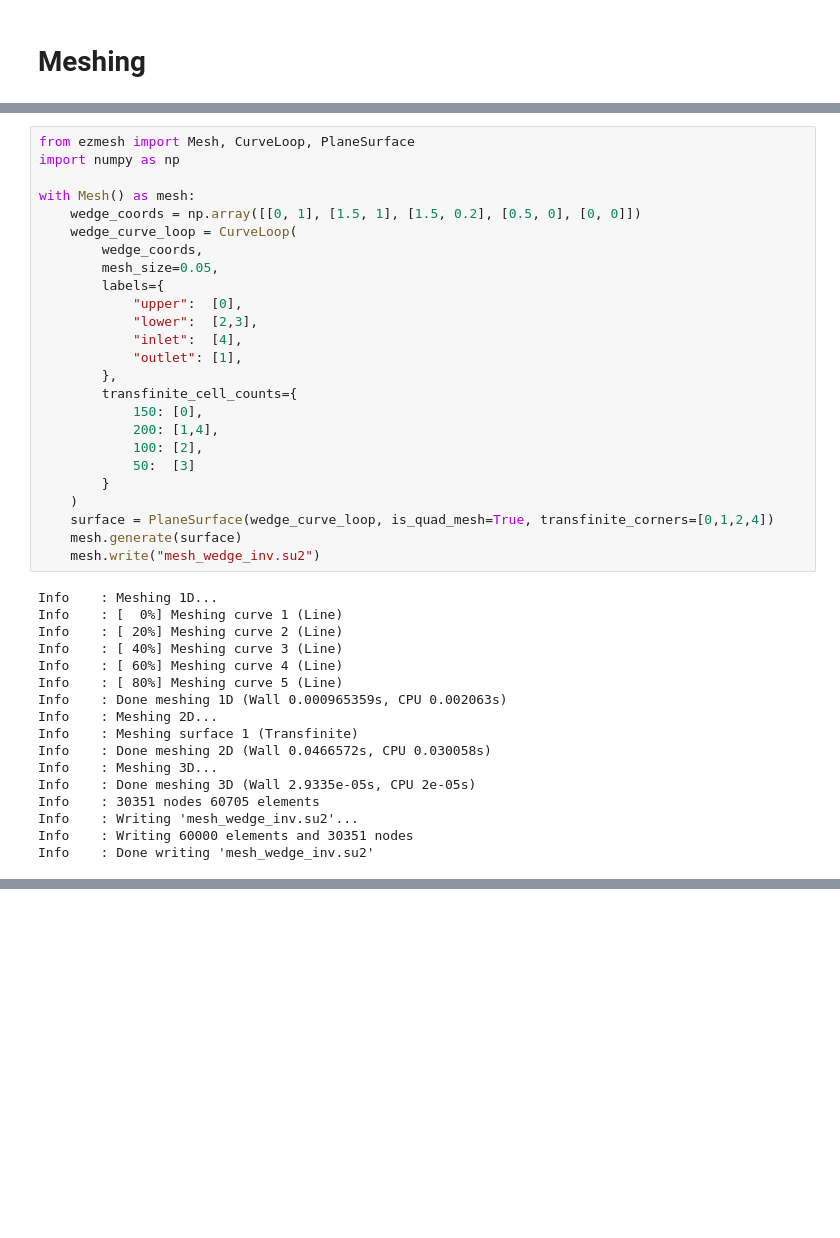
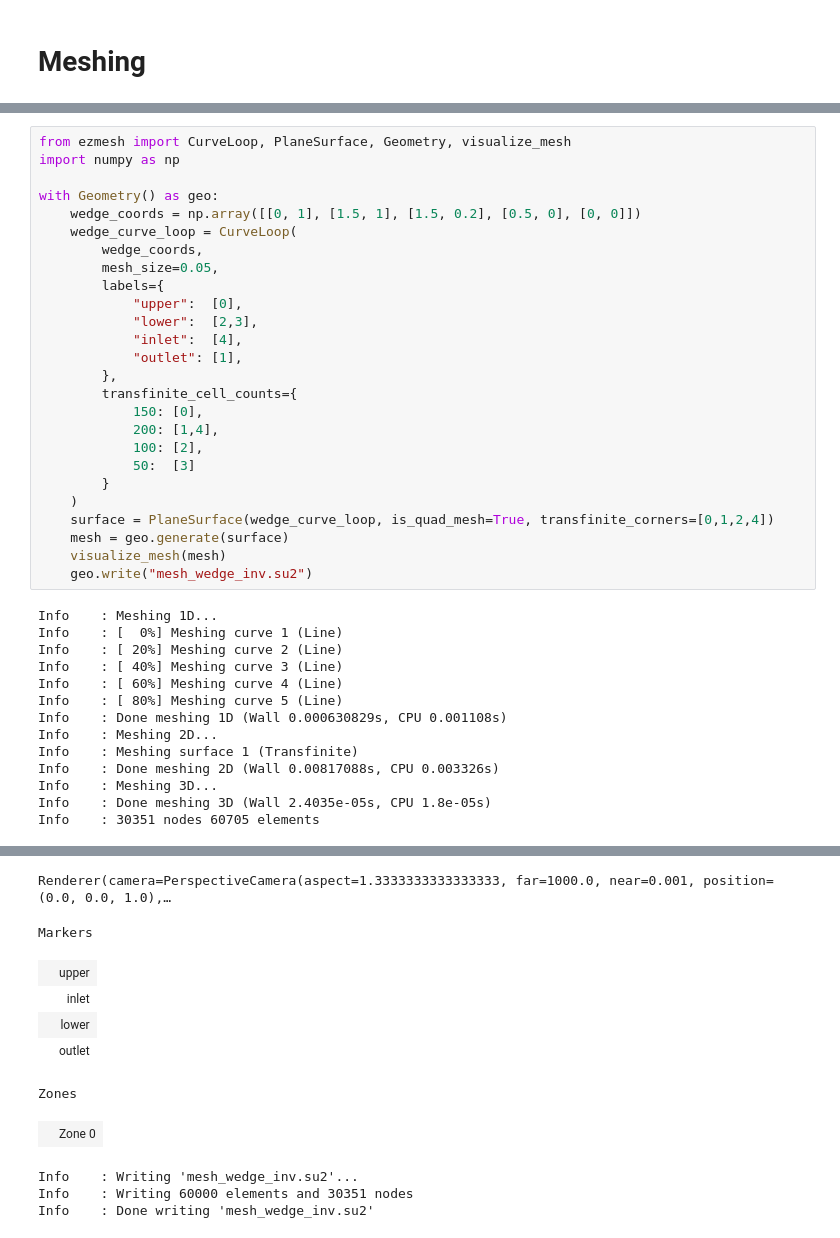
Before and after one commit to OpenOrion/ezmesh, a Jupyter notebook: examples/inviscid_wedge.ipynb, the cells around one changed output, grey strips where cells are left out. Drawn from its saved outputs; the diff is of its cells as text; blank space fills up the shorter version.

Commit message:
Gmsh interface and visualizer (#2)
* created interface between ezmesh and gmsh

* finished api restructure and exporting to su2

* Fixed dependencies

```diff
--- a/examples/inviscid_wedge.ipynb
+++ b/examples/inviscid_wedge.ipynb
@@ -7,10 +7,10 @@
 
 https://su2code.github.io/tutorials/Inviscid_Wedge/
 # %%
-from ezmesh import Mesh, CurveLoop, PlaneSurface
+from ezmesh import CurveLoop, PlaneSurface, Geometry, visualize_mesh
 import numpy as np
 
-with Mesh() as mesh:
+with Geometry() as geo:
     wedge_coords = np.array([[0, 1], [1.5, 1], [1.5, 0.2], [0.5, 0], [0, 0]])
     wedge_curve_loop = CurveLoop(
         wedge_coords,
@@ -29,8 +29,9 @@ with Mesh() as mesh:
         }
     )
     surface = PlaneSurface(wedge_curve_loop, is_quad_mesh=True, transfinite_corners=[0,1,2,4])
-    mesh.generate(surface)
-    mesh.write("mesh_wedge_inv.su2")
+    mesh = geo.generate(surface)
+    visualize_mesh(mesh)
+    geo.write("mesh_wedge_inv.su2")
 # %% [output]
 Info    : Meshing 1D...
 Info    : [  0%] Meshing curve 1 (Line)
@@ -38,13 +39,10 @@ Info    : [ 20%] Meshing curve 2 (Line)
 Info    : [ 40%] Meshing curve 3 (Line)
 Info    : [ 60%] Meshing curve 4 (Line)
 Info    : [ 80%] Meshing curve 5 (Line)
-Info    : Done meshing 1D (Wall 0.000965359s, CPU 0.002063s)
+Info    : Done meshing 1D (Wall 0.000630829s, CPU 0.001108s)
 Info    : Meshing 2D...
 Info    : Meshing surface 1 (Transfinite)
-Info    : Done meshing 2D (Wall 0.0466572s, CPU 0.030058s)
+Info    : Done meshing 2D (Wall 0.00817088s, CPU 0.003326s)
 Info    : Meshing 3D...
-Info    : Done meshing 3D (Wall 2.9335e-05s, CPU 2e-05s)
+Info    : Done meshing 3D (Wall 2.4035e-05s, CPU 1.8e-05s)
 Info    : 30351 nodes 60705 elements
-Info    : Writing 'mesh_wedge_inv.su2'...
-Info    : Writing 60000 elements and 30351 nodes
-Info    : Done writing 'mesh_wedge_inv.su2'
@@ -50,0 +50,11 @@ Info    : Done writing 'mesh_wedge_inv.su2'
+Renderer(camera=PerspectiveCamera(aspect=1.3333333333333333, far=1000.0, near=0.001, position=(0.0, 0.0, 1.0),…
+Markers
+|  | upper |
+|  | inlet |
+|  | lower |
+|  | outlet |
+Zones
+|  | Zone 0 |
+Info    : Writing 'mesh_wedge_inv.su2'...
+Info    : Writing 60000 elements and 30351 nodes
+Info    : Done writing 'mesh_wedge_inv.su2'
```
Also changed, not shown: parts of 5 cells of this notebook, 14 other files.
